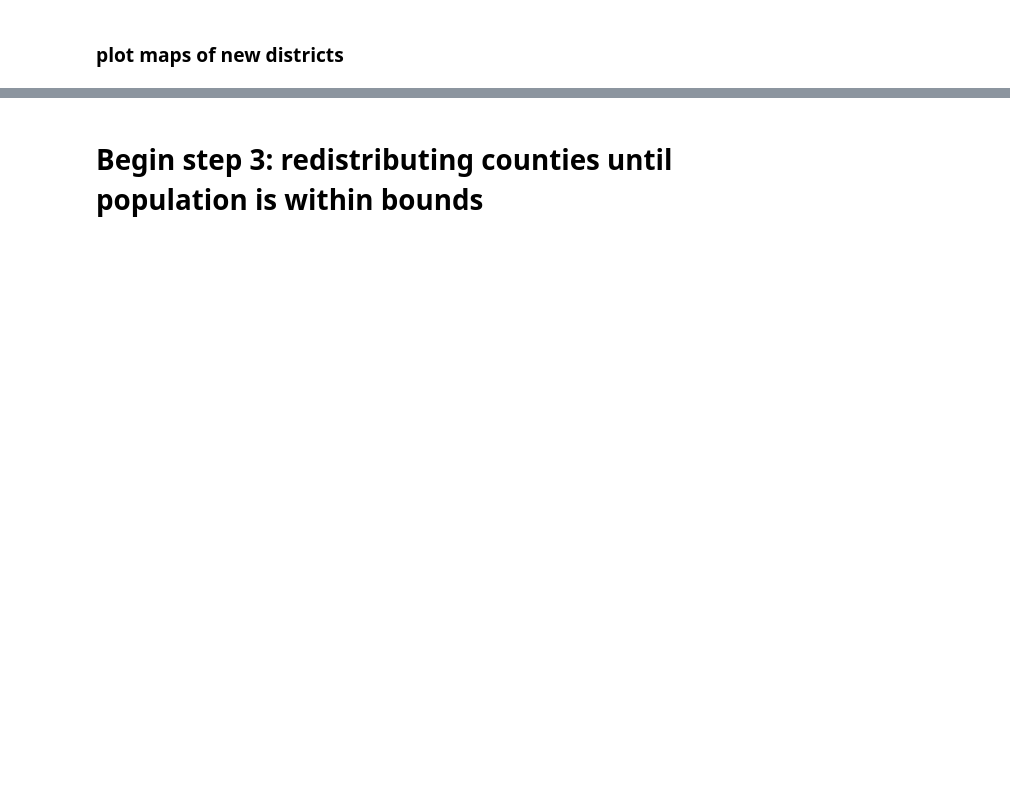
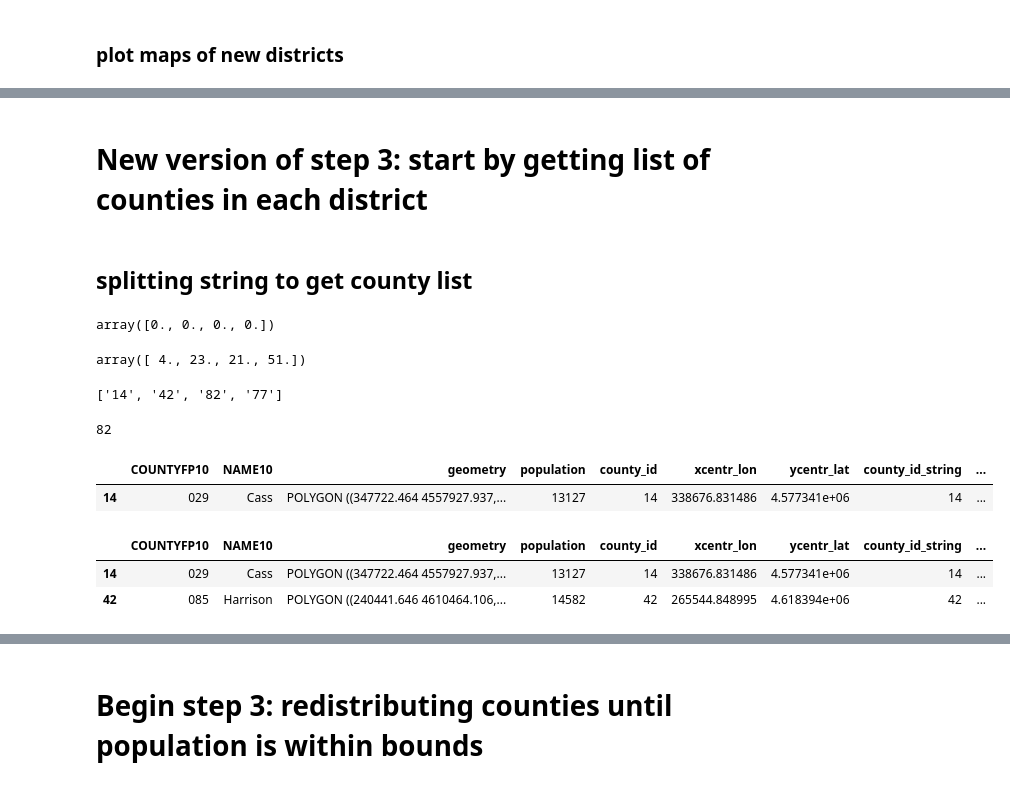
Before and after one commit to stefaniegwangphd/ia-redistricting, a Jupyter notebook: Iowa_contiguousdistricting.ipynb, the cells around one changed output, grey strips where cells are left out. Cells and saved outputs as stored; diff of their text form; code cells hidden in the pictures; blank space fills up the shorter version.

```diff
--- a/Iowa_contiguousdistricting.ipynb
+++ b/Iowa_contiguousdistricting.ipynb
@@ -594,0 +584,4 @@ shapef_ia_running[['population','temp_district']]
+# %% [markdown]
+# New version of step 3: start by getting list of counties in each district
+# %% [markdown]
+## splitting string to get county list
@@ -594,0 +597,32 @@ shapef_ia_running[['population','temp_district']]
+# %%
+np.zeros(4)
+# %% [output]
+array([0., 0., 0., 0.])
+# %%
+districts_countystrings = list(shapef_ia_pt1output["county_id_string"])
+
+ndist = len(shapef_ia_pt1output)
+
+county_lists = []
+county_count = np.zeros(ndist)
+
+for i in range(ndist):
+    stringlist = stringsplit(districts_countystrings[i])
+    county_count[i] = len(stringlist)
+    county_lists.append(stringlist)
+
+county_count
+# county_lists
+# %% [output]
+array([ 4., 23., 21., 51.])
+# %%
+# .copy() since we'll be sorting these
+# and don't want to mess with the originals?
+district1_countylist = county_lists[0].copy()
+district2_countylist = county_lists[1].copy()
+district3_countylist = county_lists[2].copy()
+district4_countylist = county_lists[3].copy()
+
+district1_countylist
+# %% [output]
+['14', '42', '82', '77']
@@ -594,0 +637,19 @@ shapef_ia_running[['population','temp_district']]
+# %%
+# district 1 has index 0 in county_lists. Index 2 of district 1 is county 82
+
+# county_lists[0][2]
+# int(county_lists[0][2])
+int(district1_countylist[2])
+# %% [output]
+82
+# %%
+shapef_ia_fordistricting.loc[shapef_ia_fordistricting['county_id']==14]
+# %% [output]
+|  | COUNTYFP10 | NAME10 | geometry | population | county_id | xcentr_lon | ycentr_lat | county_id_string | ... |
+| 14 | 029 | Cass | POLYGON ((347722.464 4557927.937,... | 13127 | 14 | 338676.831486 | 4.577341e+06 | 14 | ... |
+# %%
+shapef_ia_fordistricting.loc[shapef_ia_fordistricting['county_id'].isin([14,42])]
+# %% [output]
+|  | COUNTYFP10 | NAME10 | geometry | population | county_id | xcentr_lon | ycentr_lat | county_id_string | ... |
+| 14 | 029 | Cass | POLYGON ((347722.464 4557927.937,... | 13127 | 14 | 338676.831486 | 4.577341e+06 | 14 | ... |
+| 42 | 085 | Harrison | POLYGON ((240441.646 4610464.106,... | 14582 | 42 | 265544.848995 | 4.618394e+06 | 42 | ... |
```
Also changed, not shown: parts of 27 cells of this notebook.
